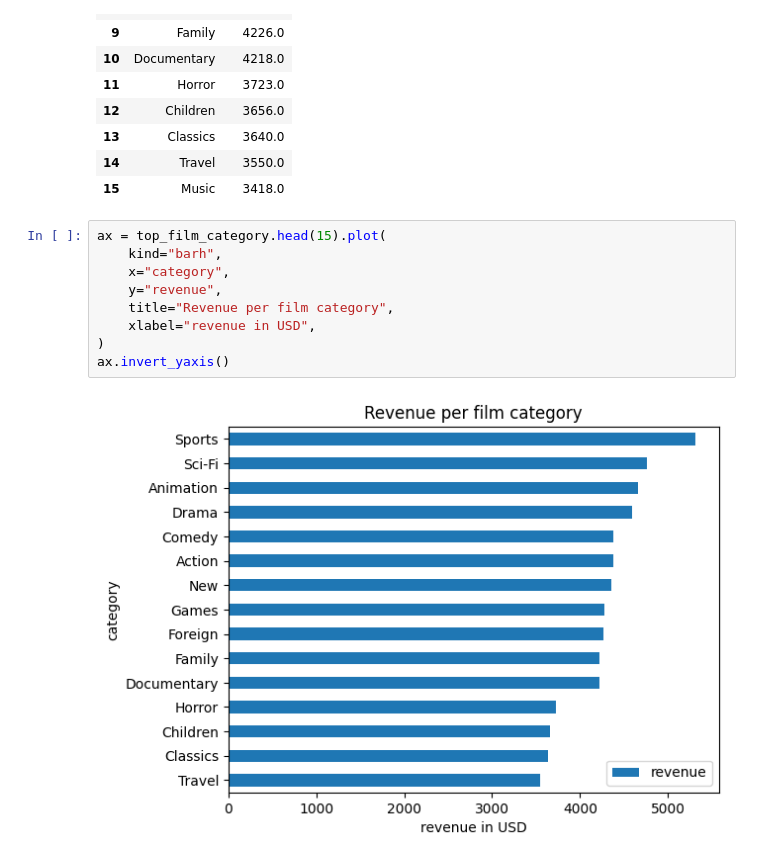
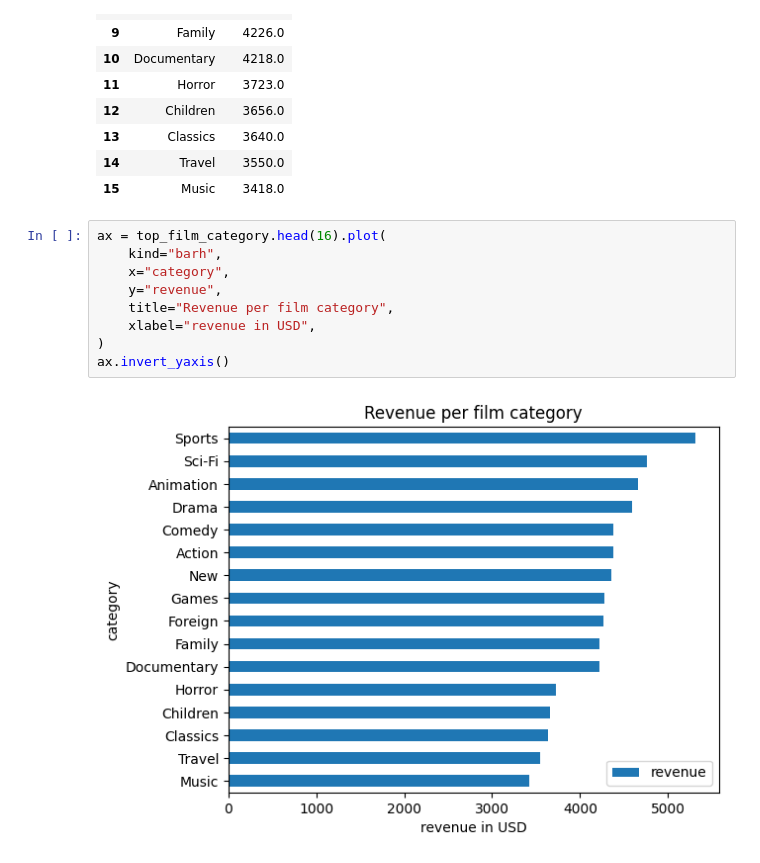
Before and after one commit to aurabyte-dev/Lab1_SQL, a Jupyter notebook: Task_1_and_2.ipynb, the cells around one changed output. Cells and saved outputs as stored; diff of their text form.

```diff
--- a/Task_1_and_2.ipynb
+++ b/Task_1_and_2.ipynb
@@ -277,13 +277,13 @@ top_film_category
 | 14 | Travel | 3550.0 |
 | 15 | Music | 3418.0 |
 # %%
-ax = top_film_category.head(15).plot(
+ax = top_film_category.head(16).plot(
     kind="barh",
     x="category",
     y="revenue",
     title="Revenue per film category",
     xlabel="revenue in USD",
 )
 ax.invert_yaxis()
 # %% [output]
-[figure, old version]
+[figure, new version]
```
